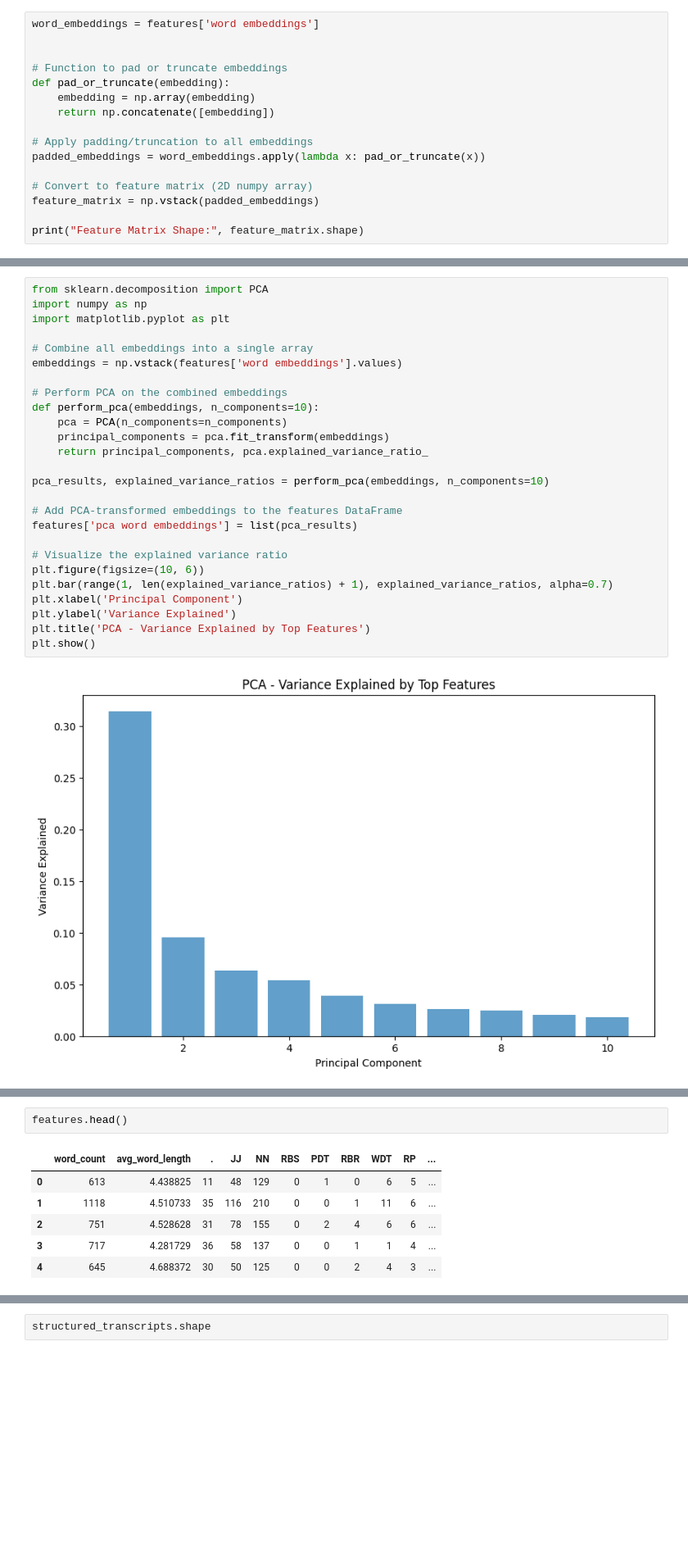
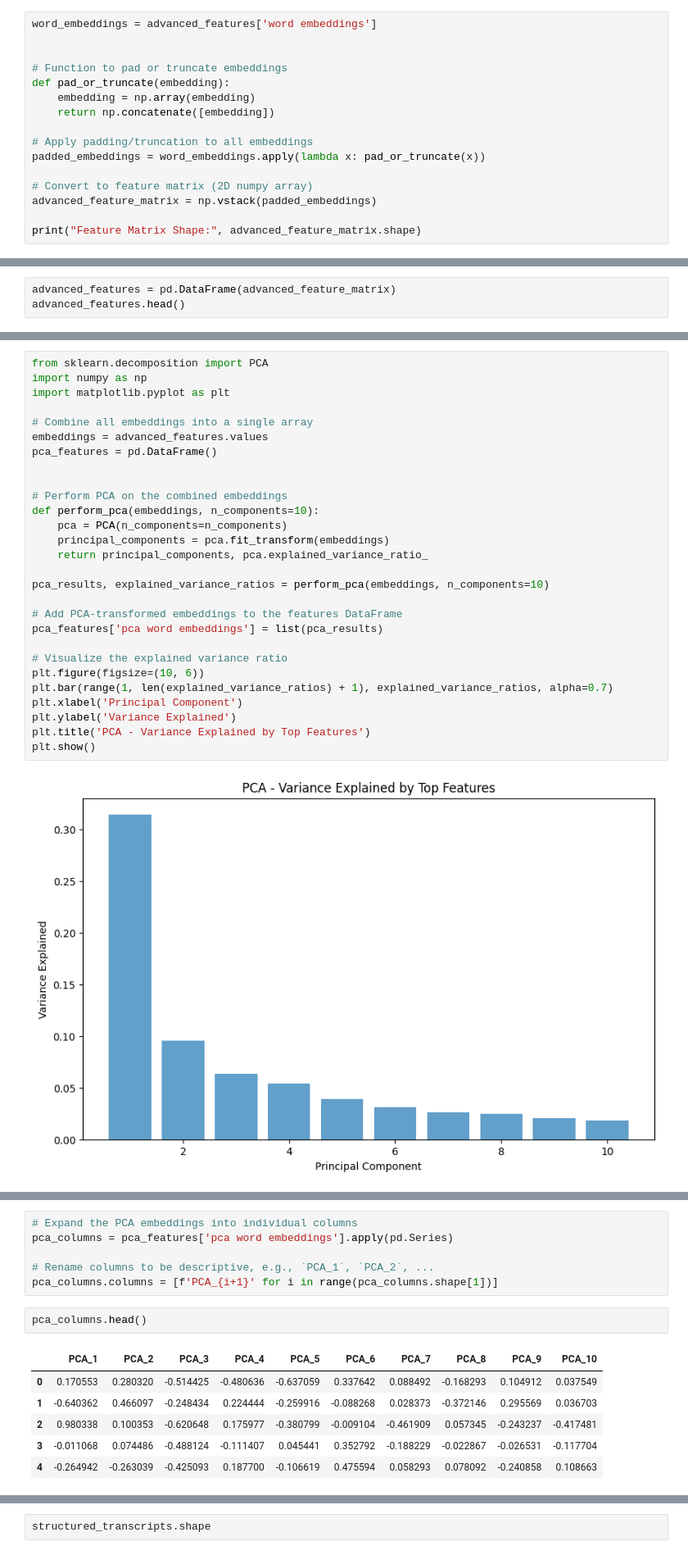
Before and after one commit to gyanigk/ML-HW4, a Jupyter notebook: language_features-model_bulding.ipynb, the cells around one changed output, grey strips where cells are left out. Shown at 82% size. Cells and saved outputs as stored; diff of their text form; blank space fills up the shorter version.

```diff
--- a/language_features-model_bulding.ipynb
+++ b/language_features-model_bulding.ipynb
@@ -532,7 +555,7 @@ features['word embeddings'].iloc[3].shape
 # %% [output]
 (768,)
 # %%
-word_embeddings = features['word embeddings']
+word_embeddings = advanced_features['word embeddings']
 
 
 # Function to pad or truncate embeddings
@@ -544,8 +567,11 @@ def pad_or_truncate(embedding):
 padded_embeddings = word_embeddings.apply(lambda x: pad_or_truncate(x))
 
 # Convert to feature matrix (2D numpy array)
-feature_matrix = np.vstack(padded_embeddings)
+advanced_feature_matrix = np.vstack(padded_embeddings)
 
-print("Feature Matrix Shape:", feature_matrix.shape)
+print("Feature Matrix Shape:", advanced_feature_matrix.shape)
 # %% [output]
 Feature Matrix Shape: (138, 768)
+# %%
+advanced_features = pd.DataFrame(advanced_feature_matrix)
+advanced_features.head()
@@ -555,7 +589,9 @@ import numpy as np
 import matplotlib.pyplot as plt
 
 # Combine all embeddings into a single array
-embeddings = np.vstack(features['word embeddings'].values)
+embeddings = advanced_features.values
+pca_features = pd.DataFrame()
+
 
 # Perform PCA on the combined embeddings
 def perform_pca(embeddings, n_components=10):
@@ -566,7 +602,7 @@ def perform_pca(embeddings, n_components=10):
 pca_results, explained_variance_ratios = perform_pca(embeddings, n_components=10)
 
 # Add PCA-transformed embeddings to the features DataFrame
-features['pca word embeddings'] = list(pca_results)
+pca_features['pca word embeddings'] = list(pca_results)
 
 # Visualize the explained variance ratio
 plt.figure(figsize=(10, 6))
@@ -584,9 +616,15 @@ features['pca word embeddings'].iloc[0].shape
+# %%
+# Expand the PCA embeddings into individual columns
+pca_columns = pca_features['pca word embeddings'].apply(pd.Series)
+
+# Rename columns to be descriptive, e.g., `PCA_1`, `PCA_2`, ...
+pca_columns.columns = [f'PCA_{i+1}' for i in range(pca_columns.shape[1])]
 # %%
-features.head()
+pca_columns.head()
 # %% [output]
-|  | word_count | avg_word_length | . | JJ | NN | RBS | PDT | RBR | WDT | RP | ... |
-| 0 | 613 | 4.438825 | 11 | 48 | 129 | 0 | 1 | 0 | 6 | 5 | ... |
-| 1 | 1118 | 4.510733 | 35 | 116 | 210 | 0 | 0 | 1 | 11 | 6 | ... |
-| 2 | 751 | 4.528628 | 31 | 78 | 155 | 0 | 2 | 4 | 6 | 6 | ... |
-| 3 | 717 | 4.281729 | 36 | 58 | 137 | 0 | 0 | 1 | 1 | 4 | ... |
-| 4 | 645 | 4.688372 | 30 | 50 | 125 | 0 | 0 | 2 | 4 | 3 | ... |
+|  | PCA_1 | PCA_2 | PCA_3 | PCA_4 | PCA_5 | PCA_6 | PCA_7 | PCA_8 | PCA_9 | PCA_10 |
+| 0 | 0.170553 | 0.280320 | -0.514425 | -0.480636 | -0.637059 | 0.337642 | 0.088492 | -0.168293 | 0.104912 | 0.037549 |
+| 1 | -0.640362 | 0.466097 | -0.248434 | 0.224444 | -0.259916 | -0.088268 | 0.028373 | -0.372146 | 0.295569 | 0.036703 |
+| 2 | 0.980338 | 0.100353 | -0.620648 | 0.175977 | -0.380799 | -0.009104 | -0.461909 | 0.057345 | -0.243237 | -0.417481 |
+| 3 | -0.011068 | 0.074486 | -0.488124 | -0.111407 | 0.045441 | 0.352792 | -0.188229 | -0.022867 | -0.026531 | -0.117704 |
+| 4 | -0.264942 | -0.263039 | -0.425093 | 0.187700 | -0.106619 | 0.475594 | 0.058293 | 0.078092 | -0.240858 | 0.108663 |
```
Also changed, not shown: parts of 41 cells of this notebook.
